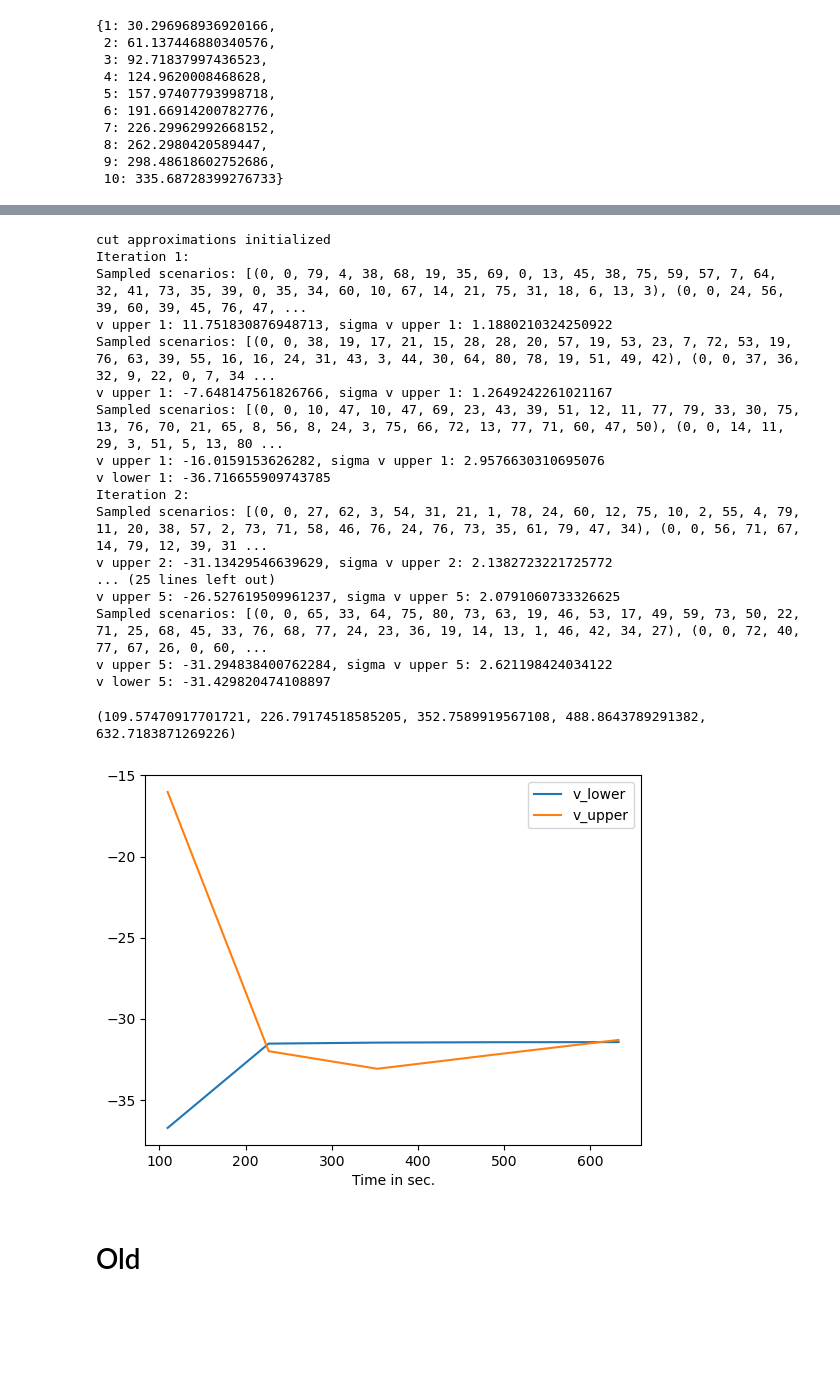
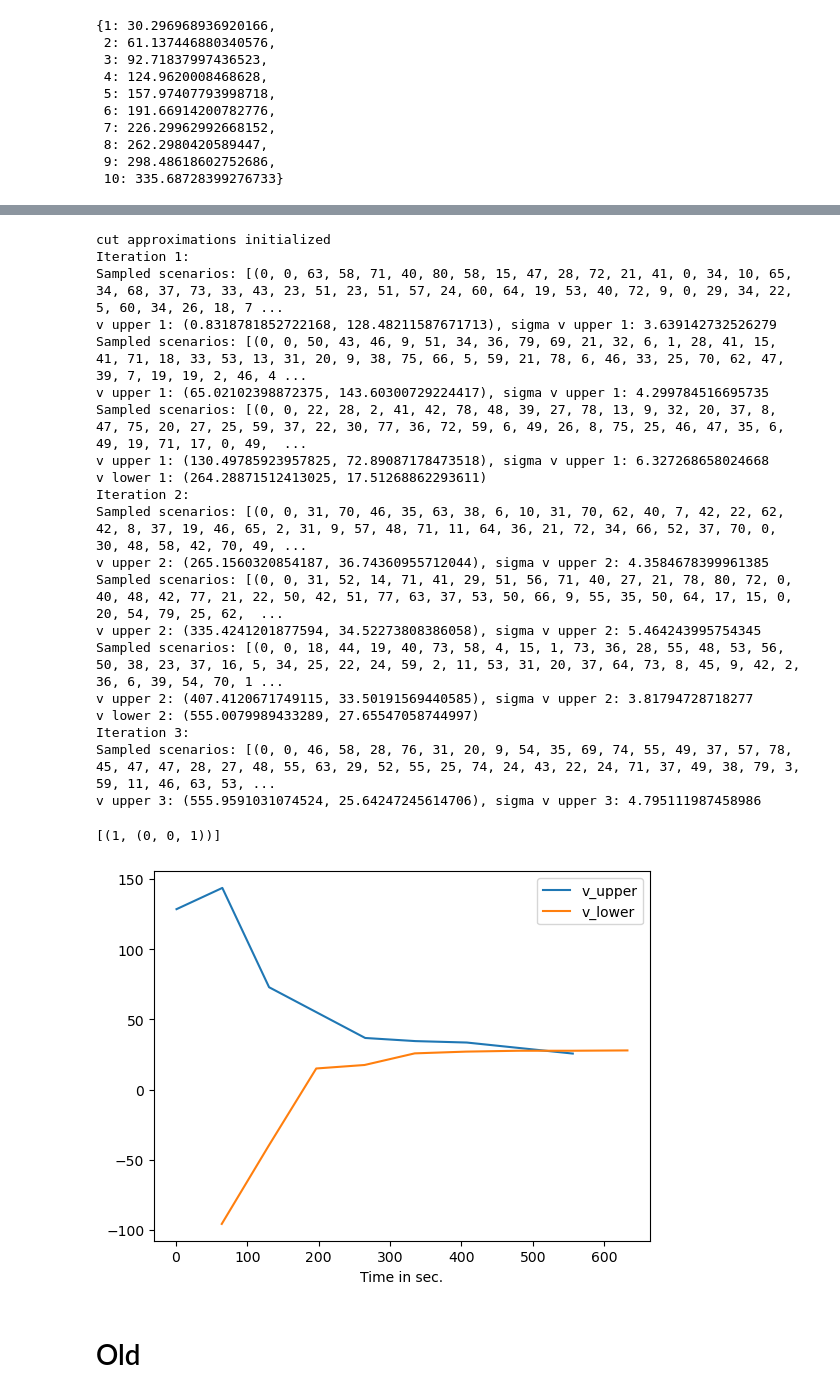
Before and after one commit to maxvolk/sddp, a Jupyter notebook: SDDP.ipynb, the cells around one changed output, grey strips where cells are left out. Cells and saved outputs as stored; diff of their text form; code cells hidden in the pictures; blank space fills up the shorter version.

Commit message:
Results and plots for first submission

```diff
--- a/SDDP.ipynb
+++ b/SDDP.ipynb
@@ -1383,5 +1486,5 @@ Time since start in sec: 335.68728399276733
 # %%
-with open("results/result_sddp_large_2.pkl", 'wb') as handle:
+with open("results/result_sddp_large_6.pkl", 'wb') as handle:
     pickle.dump(result_sddp, handle, protocol=pickle.HIGHEST_PROTOCOL)
 # %%
 result_sddp['times']
@@ -1406,42 +1508,55 @@ result_blsddp = {}
 result_blsddp['i_max'] = i_max
 result_blsddp['z_max'] = z_max
 result_blsddp["batch_size"] = batch_size
+result_blsddp['batch_selection'] = batch_selection
 result_blsddp['no_of_samples'] = no_of_samples
 result_blsddp['phi_'] = phi_
 # %%
-result_blsddp["x"], result_blsddp["Q_"], result_blsddp["v_lower"], result_blsddp["v_upper"], result_blsddp['times'] = BL_SDDP(t_max=t_max, i_max=i_max, z_max=z_max,
+result_blsddp["x"], result_blsddp["Q_"], result_blsddp["v_lower"], result_blsddp["v_upper"], result_blsddp['times'] = BL_SDDP(
+                                  time_limit = time_limit, t_max=t_max, i_max=i_max, z_max=z_max,
                                   p=p, q=q,
                                 #   S=S,
                                   c=c, W=W, h=h, T=T,
-                                  phi_ = phi_, no_of_samples = no_of_samples, batch_size = batch_size,
+                                  phi_ = phi_, no_of_samples = no_of_samples, batch_size = batch_size, batch_selection=batch_selection,
                                   remove_cuts=False,
                                   x_0 = x_0)
 # %% [output]
 cut approximations initialized
 Iteration 1:
-Sampled scenarios: [(0, 0, 79, 4, 38, 68, 19, 35, 69, 0, 13, 45, 38, 75, 59, 57, 7, 64, 32, 41, 73, 35, 39, 0, 35, 34, 60, 10, 67, 14, 21, 75, 31, 18, 6, 13, 3), (0, 0, 24, 56, 39, 60, 39, 45, 76, 47, ...
-v upper 1: 11.751830876948713, sigma v upper 1: 1.1880210324250922
-Sampled scenarios: [(0, 0, 38, 19, 17, 21, 15, 28, 28, 20, 57, 19, 53, 23, 7, 72, 53, 19, 76, 63, 39, 55, 16, 16, 24, 31, 43, 3, 44, 30, 64, 80, 78, 19, 51, 49, 42), (0, 0, 37, 36, 32, 9, 22, 0, 7, 34 ...
-v upper 1: -7.648147561826766, sigma v upper 1: 1.2649242261021167
-Sampled scenarios: [(0, 0, 10, 47, 10, 47, 69, 23, 43, 39, 51, 12, 11, 77, 79, 33, 30, 75, 13, 76, 70, 21, 65, 8, 56, 8, 24, 3, 75, 66, 72, 13, 77, 71, 60, 47, 50), (0, 0, 14, 11, 29, 3, 51, 5, 13, 80 ...
-v upper 1: -16.0159153626282, sigma v upper 1: 2.9576630310695076
-v lower 1: -36.716655909743785
+Sampled scenarios: [(0, 0, 63, 58, 71, 40, 80, 58, 15, 47, 28, 72, 21, 41, 0, 34, 10, 65, 34, 68, 37, 73, 33, 43, 23, 51, 23, 51, 57, 24, 60, 64, 19, 53, 40, 72, 9, 0, 29, 34, 22, 5, 60, 34, 26, 18, 7 ...
+v upper 1: (0.8318781852722168, 128.48211587671713), sigma v upper 1: 3.639142732526279
+Sampled scenarios: [(0, 0, 50, 43, 46, 9, 51, 34, 36, 79, 69, 21, 32, 6, 1, 28, 41, 15, 41, 71, 18, 33, 53, 13, 31, 20, 9, 38, 75, 66, 5, 59, 21, 78, 6, 46, 33, 25, 70, 62, 47, 39, 7, 19, 19, 2, 46, 4 ...
+v upper 1: (65.02102398872375, 143.60300729224417), sigma v upper 1: 4.299784516695735
+Sampled scenarios: [(0, 0, 22, 28, 2, 41, 42, 78, 48, 39, 27, 78, 13, 9, 32, 20, 37, 8, 47, 75, 20, 27, 25, 59, 37, 22, 30, 77, 36, 72, 59, 6, 49, 26, 8, 75, 25, 46, 47, 35, 6, 49, 19, 71, 17, 0, 49,  ...
+v upper 1: (130.49785923957825, 72.89087178473518), sigma v upper 1: 6.327268658024668
+v lower 1: (264.28871512413025, 17.51268862293611)
 Iteration 2:
-Sampled scenarios: [(0, 0, 27, 62, 3, 54, 31, 21, 1, 78, 24, 60, 12, 75, 10, 2, 55, 4, 79, 11, 20, 38, 57, 2, 73, 71, 58, 46, 76, 24, 76, 73, 35, 61, 79, 47, 34), (0, 0, 56, 71, 67, 14, 79, 12, 39, 31 ...
-v upper 2: -31.13429546639629, sigma v upper 2: 2.1382723221725772
-... (25 lines left out)
-v upper 5: -26.527619509961237, sigma v upper 5: 2.0791060733326625
-Sampled scenarios: [(0, 0, 65, 33, 64, 75, 80, 73, 63, 19, 46, 53, 17, 49, 59, 73, 50, 22, 71, 25, 68, 45, 33, 76, 68, 77, 24, 23, 36, 19, 14, 13, 1, 46, 42, 34, 27), (0, 0, 72, 40, 77, 67, 26, 0, 60, ...
-v upper 5: -31.294838400762284, sigma v upper 5: 2.621198424034122
-v lower 5: -31.429820474108897
+Sampled scenarios: [(0, 0, 31, 70, 46, 35, 63, 38, 6, 10, 31, 70, 62, 40, 7, 42, 22, 62, 42, 8, 37, 19, 46, 65, 2, 31, 9, 57, 48, 71, 11, 64, 36, 21, 72, 34, 66, 52, 37, 70, 0, 30, 48, 58, 42, 70, 49, ...
+v upper 2: (265.1560320854187, 36.74360955712044), sigma v upper 2: 4.3584678399961385
+Sampled scenarios: [(0, 0, 31, 52, 14, 71, 41, 29, 51, 56, 71, 40, 27, 21, 78, 80, 72, 0, 40, 48, 42, 77, 21, 22, 50, 42, 51, 77, 63, 37, 53, 50, 66, 9, 55, 35, 50, 64, 17, 15, 0, 20, 54, 79, 25, 62,  ...
+v upper 2: (335.4241201877594, 34.52273808386058), sigma v upper 2: 5.464243995754345
+Sampled scenarios: [(0, 0, 18, 44, 19, 40, 73, 58, 4, 15, 1, 73, 36, 28, 55, 48, 53, 56, 50, 38, 23, 37, 16, 5, 34, 25, 22, 24, 59, 2, 11, 53, 31, 20, 37, 64, 73, 8, 45, 9, 42, 2, 36, 6, 39, 54, 70, 1 ...
+v upper 2: (407.4120671749115, 33.50191569440585), sigma v upper 2: 3.81794728718277
+v lower 2: (555.0079989433289, 27.65547058744997)
+Iteration 3:
+Sampled scenarios: [(0, 0, 46, 58, 28, 76, 31, 20, 9, 54, 35, 69, 74, 55, 49, 37, 57, 78, 45, 47, 47, 28, 27, 48, 55, 63, 29, 52, 55, 25, 74, 24, 43, 22, 24, 71, 37, 49, 38, 79, 3, 59, 11, 46, 63, 53, ...
+v upper 3: (555.9591031074524, 25.64247245614706), sigma v upper 3: 4.795111987458986
+# %%
+memory_t = {(1,(0,0,0)): {'delta': 4}, (1,(0,0,1)): {'delta': 2}}
+# heapq.nsmallest(1, memory_t.items(), key=lambda item: item[1]['delta'])
+heapq.nsmallest(1, memory_t, key=lambda key: memory_t[key]['delta'])
+# %% [output]
+[(1, (0, 0, 1))]
 # %%
-with open("result_blsddp_large_2.pkl", 'wb') as handle:
+with open("results/result_blsddp_large_6_random_3.pkl", 'wb') as handle:
     pickle.dump(result_blsddp, handle, protocol=pickle.HIGHEST_PROTOCOL)
+# %%
+with open("results/result_blsddp_large_6_full.pkl", 'rb') as handle:
+    result_blsddp = pickle.load(handle)
 # %%
-plot_bounds(result_blsddp['v_lower'], result_blsddp['v_upper'], result_blsddp["times"])
+plot_bounds(result_blsddp['v_lower'], result_blsddp['v_upper']) #, result_blsddp["times"])
 # %% [output]
-(109.57470917701721, 226.79174518585205, 352.7589919567108, 488.8643789291382, 632.7183871269226)
-[figure, old version]
+[figure, new version]
 # %% [markdown]
 # Old
 # %%
```
Also changed, not shown: parts of 10 cells of this notebook, 24 other files.
